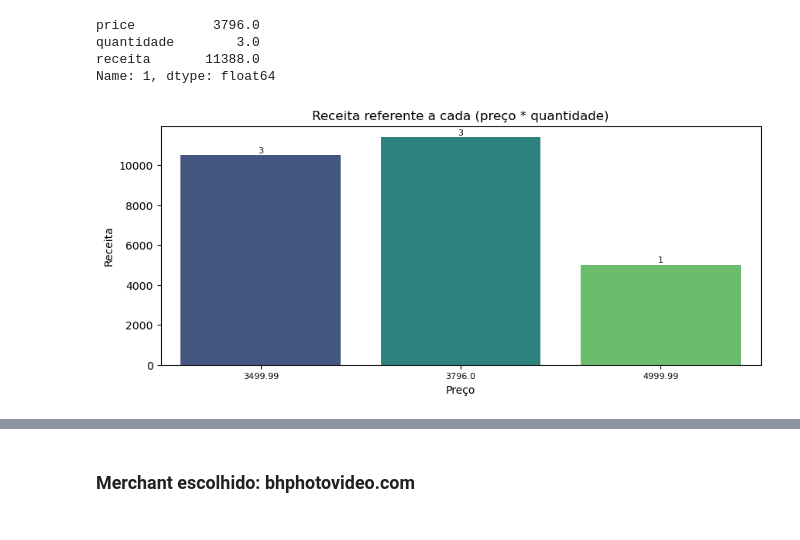
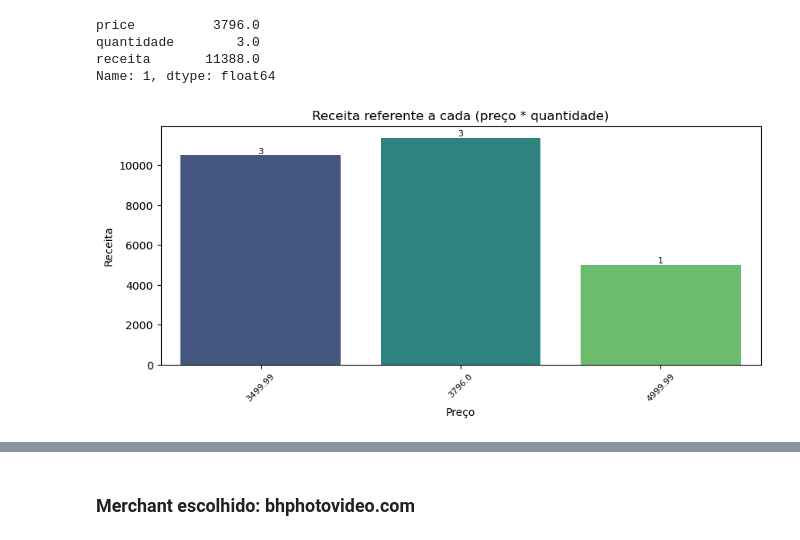
Before and after one commit to luc457x/CDS-ElasticidadeDePreco, a Jupyter notebook: ciclo1.ipynb, the cells around one changed output, grey strips where cells are left out. Saved outputs shown, nothing was run; the diff lists cells and outputs as text; code cells hidden in the pictures.

```diff
--- a/ciclo1.ipynb
+++ b/ciclo1.ipynb
@@ -381,11 +412,11 @@ plt.figure(figsize=(10, 4))
 ax = sns.barplot(x='price', y='receita', data=df_demanda, palette='viridis')
 plt.xlabel('Preço')
 plt.ylabel('Receita')
-plt.xticks(rotation=0, fontsize=8)
+plt.xticks(rotation=45, fontsize=8)
 plt.title('Receita referente a cada (preço * quantidade)')
 
 for i, (receita, quantidade) in enumerate(zip(df_demanda['receita'], df_demanda['quantidade'])):
-    ax.text(i, receita + 50, str(quantidade), ha='center', va='bottom', fontsize=8)
+    ax.text(i, receita + 5, str(quantidade), ha='center', va='bottom', fontsize=8)
 
 plt.show()
 # %% [output]
@@ -499,11 +520,11 @@ plt.figure(figsize=(10, 4))
 ax = sns.barplot(x='price', y='receita', data=df_demanda, palette='viridis')
 plt.xlabel('Preço')
 plt.ylabel('Receita')
-plt.xticks(rotation=0, fontsize=8)
+plt.xticks(rotation=45, fontsize=8)
 plt.title('Receita referente a cada (preço * quantidade)')
 
 for i, (receita, quantidade) in enumerate(zip(df_demanda['receita'], df_demanda['quantidade'])):
-    ax.text(i, receita + 50, str(quantidade), ha='center', va='bottom', fontsize=8)
+    ax.text(i, receita + 5, str(quantidade), ha='center', va='bottom', fontsize=8)
 
 plt.show()
 # %% [output]
@@ -601,17 +622,17 @@ Name: 1, dtype: float64
 # %%
 plt.figure(figsize=(10, 4))
 ax = sns.barplot(x='price', y='receita', data=df_demanda, palette='viridis')
 plt.xlabel('Preço')
 plt.ylabel('Receita')
-plt.xticks(rotation=0, fontsize=8)
+plt.xticks(rotation=45, fontsize=8)
 plt.title('Receita referente a cada (preço * quantidade)')
 
 for i, (receita, quantidade) in enumerate(zip(df_demanda['receita'], df_demanda['quantidade'])):
-    ax.text(i, receita + 50, str(quantidade), ha='center', va='bottom', fontsize=8)
+    ax.text(i, receita + 5, str(quantidade), ha='center', va='bottom', fontsize=8)
 
 plt.show()
 # %% [output]
-[figure, old version]
+[figure, new version]
 # %%
 # Modelo Linear: Q = a + B*P
 X_lin = sm.add_constant(df_demanda['price'])
```
Also changed, not shown: parts of 33 cells of this notebook, 2 other files.
